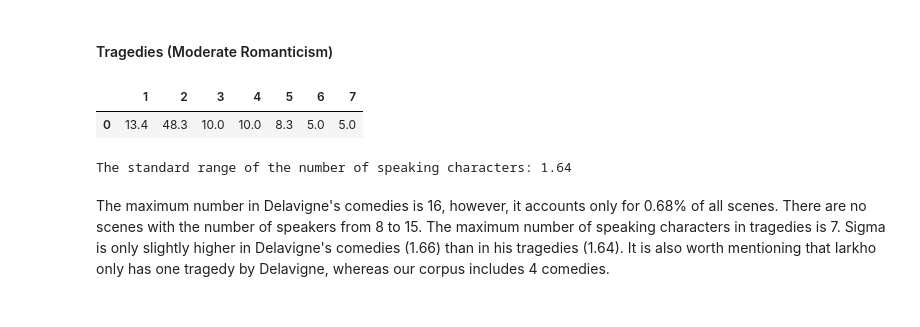
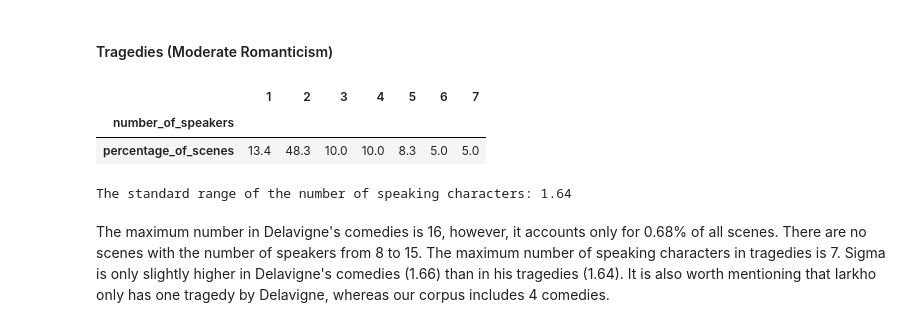
Before and after one commit to innawendell/European_Comedy, a Jupyter notebook: Analyses/Comedy_vs_Tragedy_Comparison.ipynb, the cells around one changed output. Drawn from its saved outputs; the diff is of its cells as text; code cells hidden in the pictures.

Commit message:
modified index names

```diff
--- a/Analyses/Comedy_vs_Tragedy_Comparison.ipynb
+++ b/Analyses/Comedy_vs_Tragedy_Comparison.ipynb
@@ -670,13 +682,15 @@ The standard range of the number of speaking characters: 1.66
 # %%
 delavigne_tragedies = pd.DataFrame([13.4, 48.3, 10, 10, 8.3, 5, 5]).T
 delavigne_tragedies.columns = [i for i in range (1, 8)]
-
+delavigne_tragedies.index = ['percentage_of_scenes']
+delavigne_tragedies.index.name = 'number_of_speakers'
 display(delavigne_tragedies)
 print('The standard range of the number of speaking characters:',
       round(sigma_iarkho(delavigne_tragedies.columns, delavigne_tragedies.values[0]), 2))
 # %% [output]
 |  | 1 | 2 | 3 | 4 | 5 | 6 | 7 |
-| 0 | 13.4 | 48.3 | 10.0 | 10.0 | 8.3 | 5.0 | 5.0 |
+| number_of_speakers |  |  |  |  |  |  |  |
+| percentage_of_scenes | 13.4 | 48.3 | 10.0 | 10.0 | 8.3 | 5.0 | 5.0 |
 The standard range of the number of speaking characters: 1.64
 # %% [markdown]
 The maximum number in Delavigne's comedies is 16, however, it accounts only for 0.68% of all scenes. There are no scenes with the number of speakers from 8 to 15. The maximum number of speaking characters in tragedies is 7. Sigma is only slightly higher in Delavigne's comedies (1.66) than in his tragedies (1.64). It is also worth mentioning that Iarkho only has one tragedy by Delavigne, whereas our corpus includes 4 comedies.
```
Also changed, not shown: parts of 7 cells of this notebook.
